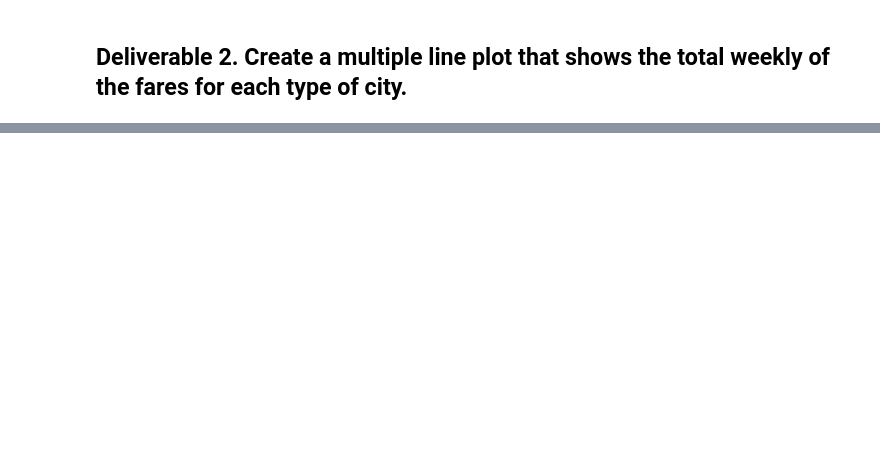
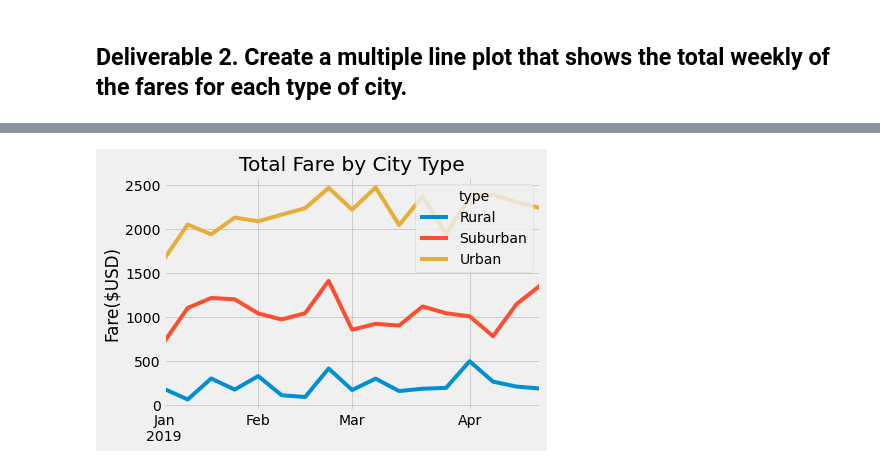
Before and after one commit to Cassiexu123/PyBer_Analysis, a Jupyter notebook: PyBer Challenge.ipynb, the cells around one changed output, grey strips where cells are left out. Cells and saved outputs as stored; diff of their text form; code cells hidden in the pictures; blank space fills up the shorter version.

```diff
--- a/PyBer Challenge.ipynb
+++ b/PyBer Challenge.ipynb
@@ -108,3 +188,6 @@ pyber_summary_df.index.name = None
 # %%
 # 4. Create a pivot table with the 'date' as the index, the columns ='type', and values='fare'
 # to get the total fares for each type of city by the date.
+sum_fares_by_type_date_df=pyber_data_df.pivot_table(index=["date"],columns=["type"], values=["fare"], aggfunc="sum")
+sum_fares_by_type_date_df=sum_fares_by_type_date_df["fare"]
+sum_fares_by_type_date_df.head(5)
@@ -111,2 +202,4 @@ pyber_summary_df.index.name = None
 # %%
 # 5. Create a new DataFrame from the pivot table DataFrame using loc on the given dates, '2019-01-01':'2019-04-29'.
+sum_fares_by_type_date_df_Jan_Apr = sum_fares_by_type_date_df.loc['2019-01-01':'2019-04-29']
+sum_fares_by_type_date_df_Jan_Apr
@@ -113,3 +221,5 @@ pyber_summary_df.index.name = None
 # %%
 # 6. Set the "date" index to datetime datatype. This is necessary to use the resample() method in Step 8.
 # df.index = pd.to_datetime(df.index)
+sum_fares_by_type_date_df_Jan_Apr.index=pd.to_datetime(sum_fares_by_type_date_df_Jan_Apr.index)
+sum_fares_by_type_date_df_Jan_Apr
@@ -118,2 +257,4 @@ pyber_summary_df.index.name = None
 # %%
 # 8. Create a new DataFrame using the "resample()" function by week 'W' and get the sum of the fares for each week.
+sum_fares_by_week=sum_fares_by_type_date_df_Jan_Apr.resample('W').sum()
+sum_fares_by_week
@@ -120,7 +281,12 @@ pyber_summary_df.index.name = None
 # %%
 # 8. Using the object-oriented interface method, plot the resample DataFrame using the df.plot() function.
 
 # Import the style from Matplotlib.
 from matplotlib import style
 # Use the graph style fivethirtyeight.
 style.use('fivethirtyeight')
+sum_fares_by_week_png=sum_fares_by_week.plot(title="Total Fare by City Type", ylabel="Fare($USD)", xlabel="")
+fig = sum_fares_by_week_png.get_figure()
+fig.savefig("PyBer_fare_summary.png")
+# %% [output]
+[figure, added]
```
Also changed, not shown: parts of 15 cells of this notebook, 2 other files.
